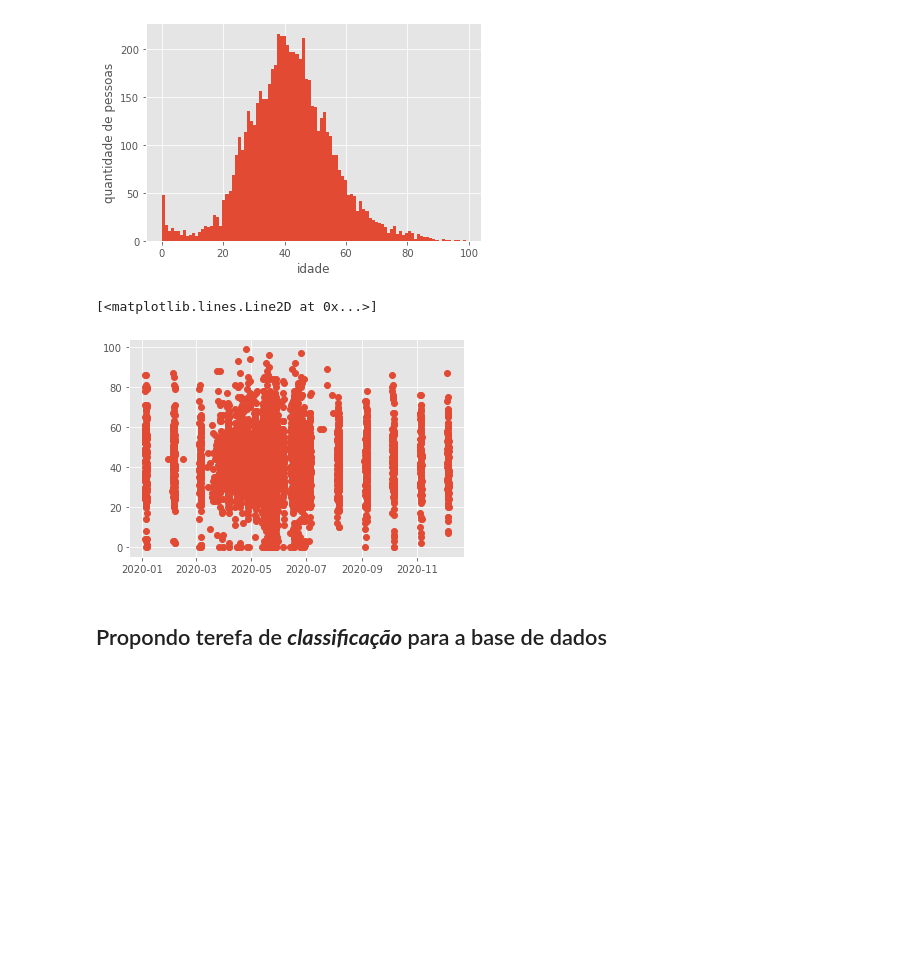
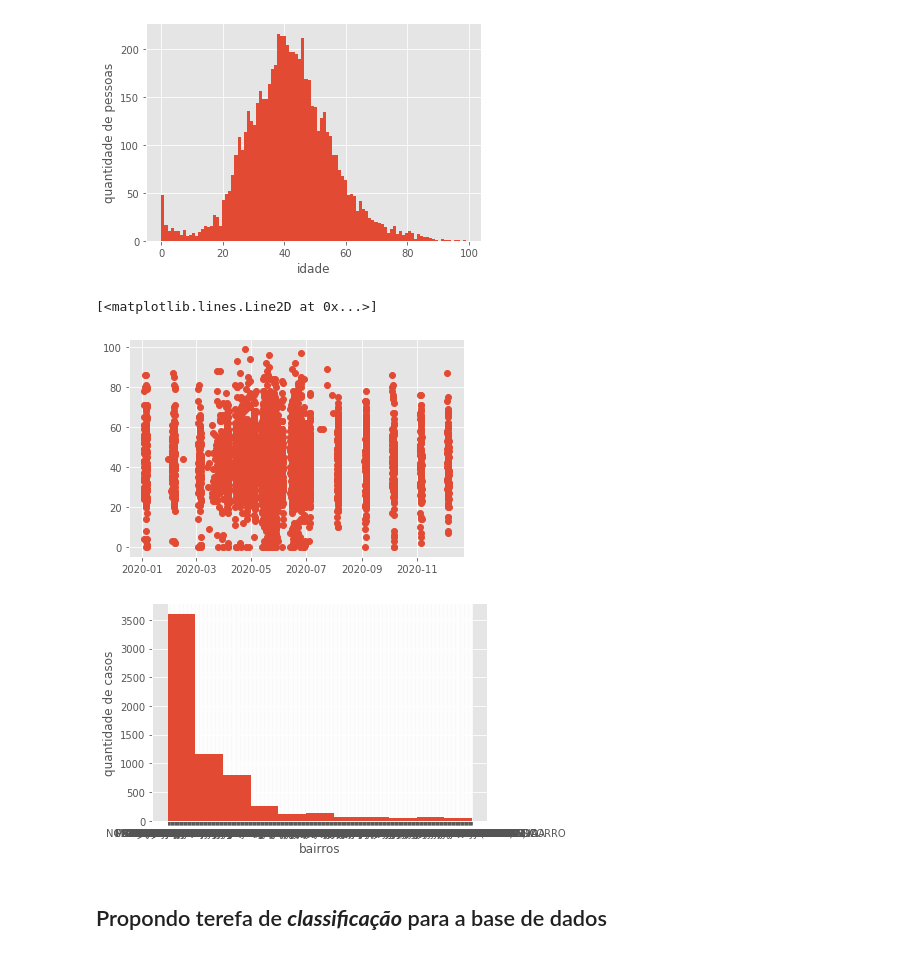
Before and after one commit to JaksonProtazio/Analise-COVID19-PP1-RNA2020.1, a Jupyter notebook: tipos_de_tarefa.ipynb, the cells around one changed output. Saved outputs shown, nothing was run; the diff lists cells and outputs as text; code cells hidden in the pictures; blank space fills up the shorter version.

```diff
--- a/tipos_de_tarefa.ipynb
+++ b/tipos_de_tarefa.ipynb
@@ -25,7 +25,7 @@ from matplotlib.pyplot import plot_date
 %matplotlib inline
 plt.style.use('ggplot')
 # %%
-file = './dataset/dataset_limpo_covid19_manaus.csv'
+file = 'dataset_limpo_covid19_manaus.csv'
 df_dataset = pd.read_csv(file)
 df_dataset.dt_notificacao = pd.to_datetime(df_dataset.dt_notificacao)
 df_dataset
@@ -113,7 +113,14 @@ d = dates.date2num(df_dataset.dt_notificacao)
 plot_date(d, df_dataset.idade)
 # %% [output]
 [<matplotlib.lines.Line2D at 0x...>]
-[figure, old version]
+[figure, new version]
+# %%
+x = df_dataset.bairro.values
+plt.hist(x, density=False, bins=11)  # `density=False` would make counts
+plt.ylabel('quantidade de casos')
+plt.xlabel('bairros');
+# %% [output]
+[figure, added]
 # %% [markdown]
 ## Propondo terefa de ***classificação*** para a base de dados
 # %% [markdown]
```
